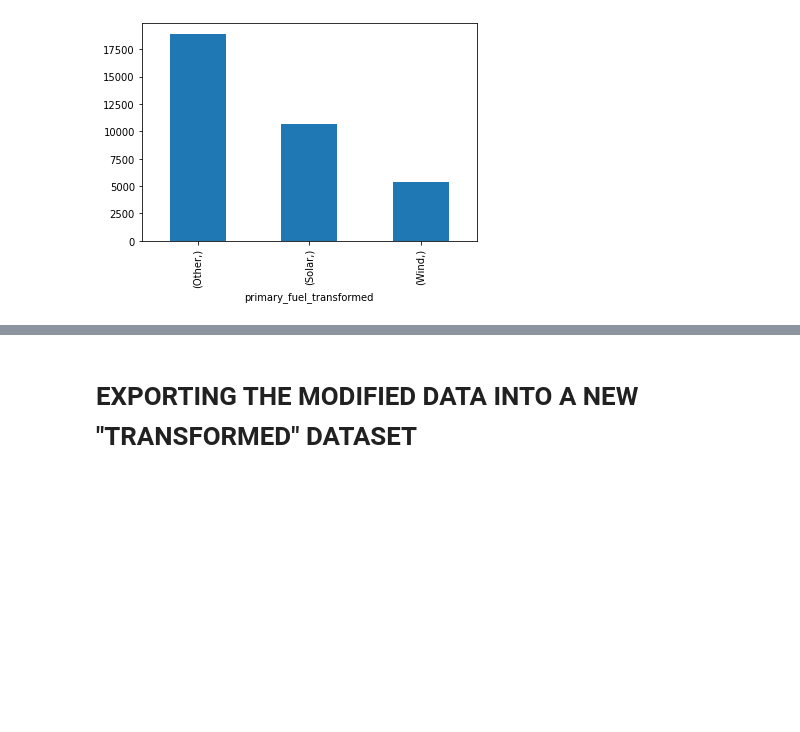
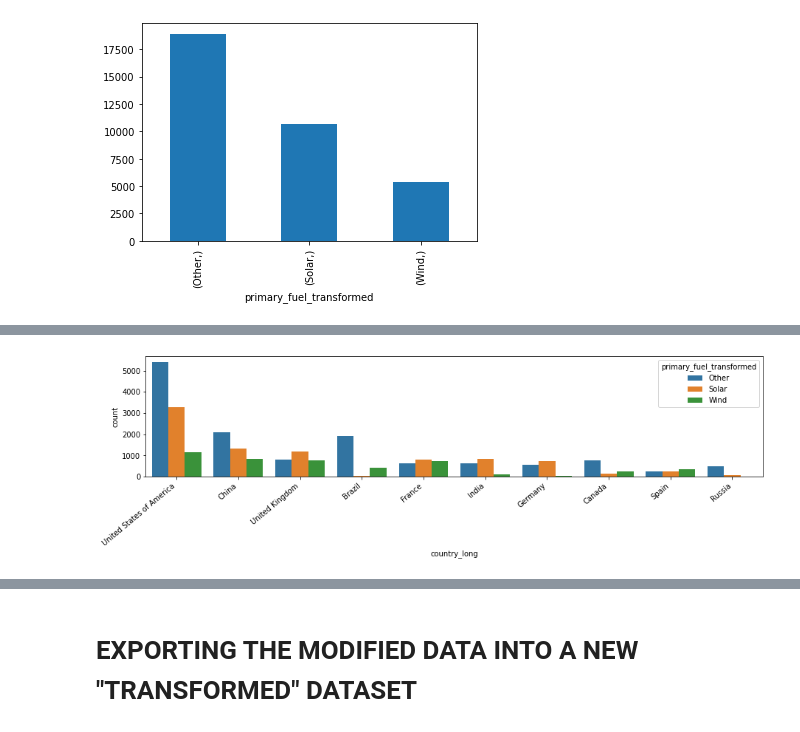
Before and after one commit to tomashbk/solar_wind_power_plants_prediction, a Jupyter notebook: notebooks/1-EDA-modif-GPPD.ipynb, the cells around one changed output, grey strips where cells are left out. Cells and saved outputs as stored; diff of their text form; code cells hidden in the pictures; blank space fills up the shorter version.

```diff
--- a/notebooks/1-EDA-modif-GPPD.ipynb
+++ b/notebooks/1-EDA-modif-GPPD.ipynb
@@ -178,0 +213,9 @@ df_power_plants[['primary_fuel_transformed']].value_counts().plot.bar()
+# %%
+# df_solar_wind[['country_long', 'primary_fuel']].groupby(['country_long', 'primary_fuel']).value_counts().sort_values(ascending=False)[:20]
+plt.figure(figsize=(15,3))
+ax = sns.countplot(data=df_power_plants, x='country_long', hue='primary_fuel_transformed', order=df_power_plants['country_long'].value_counts()[:10].index)
+ax.set_xticklabels(ax.get_xticklabels(), rotation=40, ha="right")
+# plt.tight_layout()
+plt.show()
+# %% [output]
+[figure, added]
```
Also changed, not shown: parts of 8 cells of this notebook, 10 other files.
